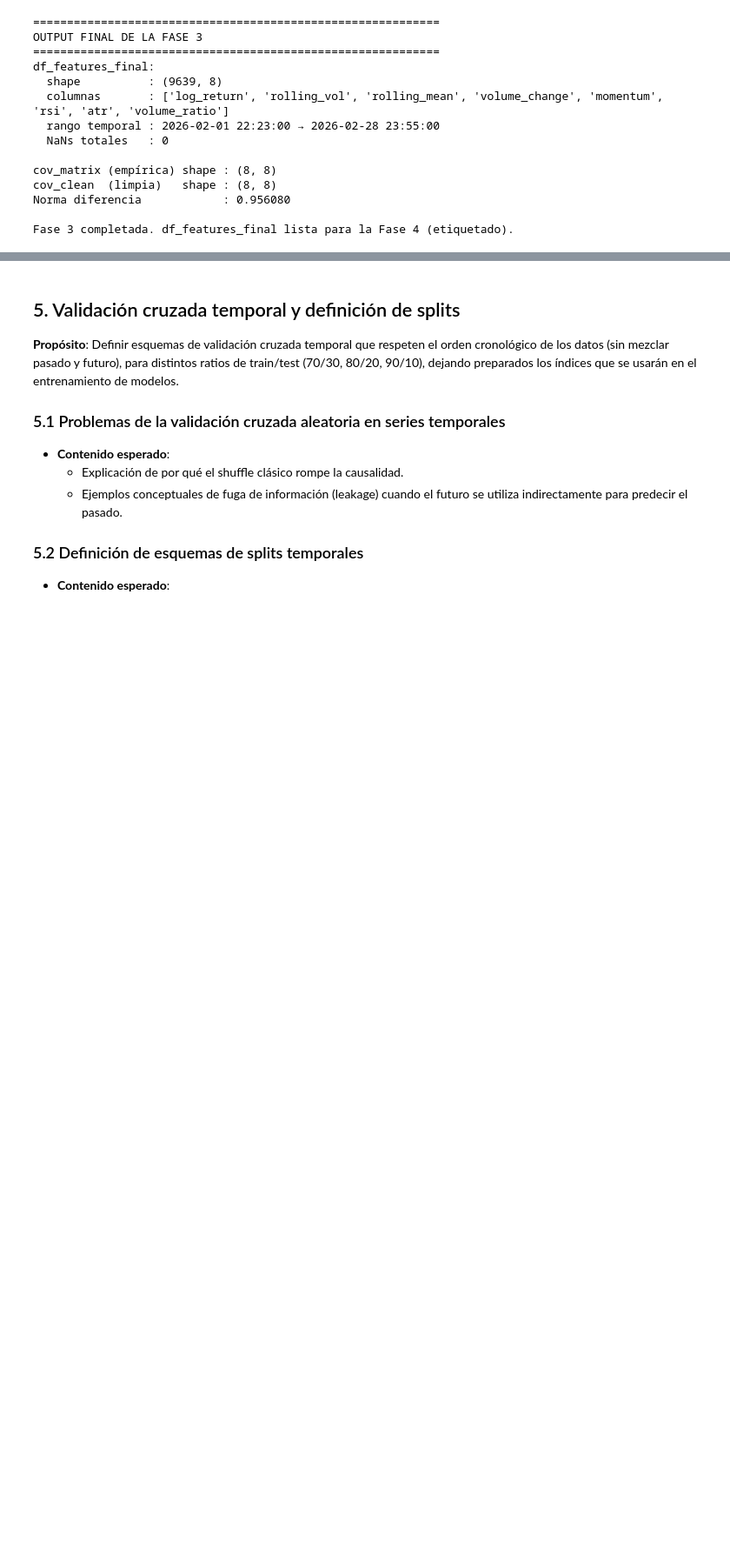
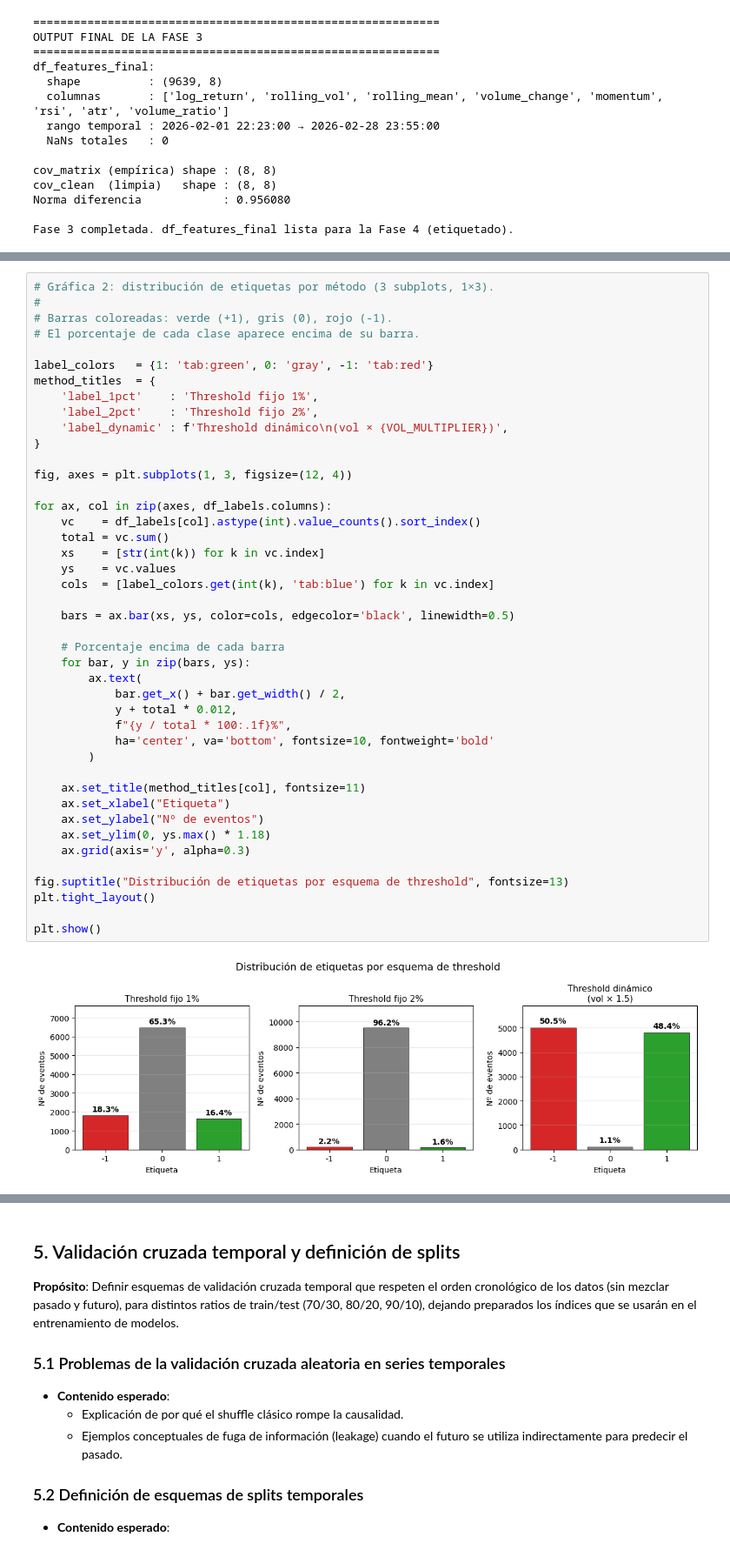
Before and after one commit to Romequinco/TAREA_PROCESADO_DATOS_FINANCIEROS_PARA_MACHINE_LEARNING, a Jupyter notebook: PREPROCESADO_DATOS_FINANCIEROS_.ipynb, the cells around one changed output, grey strips where cells are left out. Shown at 87% size. Cells and saved outputs as stored; diff of their text form; blank space fills up the shorter version.

```diff
--- a/PREPROCESADO_DATOS_FINANCIEROS_.ipynb
+++ b/PREPROCESADO_DATOS_FINANCIEROS_.ipynb
@@ -2434,0 +2659,45 @@ En esta sección se explicará que:
+# %%
+# Gráfica 2: distribución de etiquetas por método (3 subplots, 1×3).
+#
+# Barras coloreadas: verde (+1), gris (0), rojo (-1).
+# El porcentaje de cada clase aparece encima de su barra.
+
+label_colors   = {1: 'tab:green', 0: 'gray', -1: 'tab:red'}
+method_titles  = {
+    'label_1pct'    : 'Threshold fijo 1%',
+    'label_2pct'    : 'Threshold fijo 2%',
+    'label_dynamic' : f'Threshold dinámico\n(vol × {VOL_MULTIPLIER})',
+}
+
+fig, axes = plt.subplots(1, 3, figsize=(12, 4))
+
+for ax, col in zip(axes, df_labels.columns):
+    vc    = df_labels[col].astype(int).value_counts().sort_index()
+    total = vc.sum()
+    xs    = [str(int(k)) for k in vc.index]
+    ys    = vc.values
+    cols  = [label_colors.get(int(k), 'tab:blue') for k in vc.index]
+
+    bars = ax.bar(xs, ys, color=cols, edgecolor='black', linewidth=0.5)
+
+    # Porcentaje encima de cada barra
+    for bar, y in zip(bars, ys):
+        ax.text(
+            bar.get_x() + bar.get_width() / 2,
+            y + total * 0.012,
+            f"{y / total * 100:.1f}%",
+            ha='center', va='bottom', fontsize=10, fontweight='bold'
+        )
+
+    ax.set_title(method_titles[col], fontsize=11)
+    ax.set_xlabel("Etiqueta")
+    ax.set_ylabel("Nº de eventos")
+    ax.set_ylim(0, ys.max() * 1.18)
+    ax.grid(axis='y', alpha=0.3)
+
+fig.suptitle("Distribución de etiquetas por esquema de threshold", fontsize=13)
+plt.tight_layout()
+
+plt.show()
+# %% [output]
+[figure, added]
```
Also changed, not shown: parts of 10 cells of this notebook.
